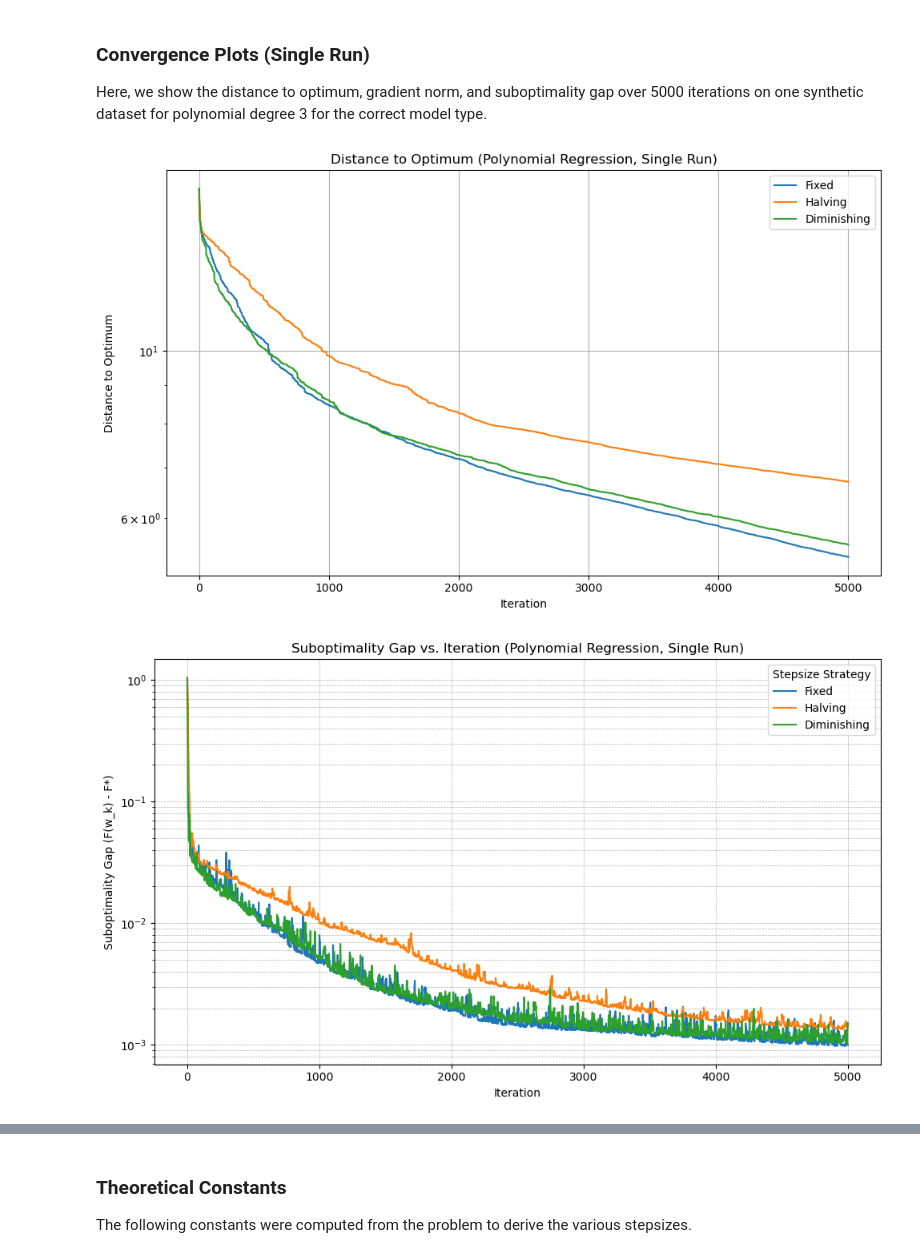
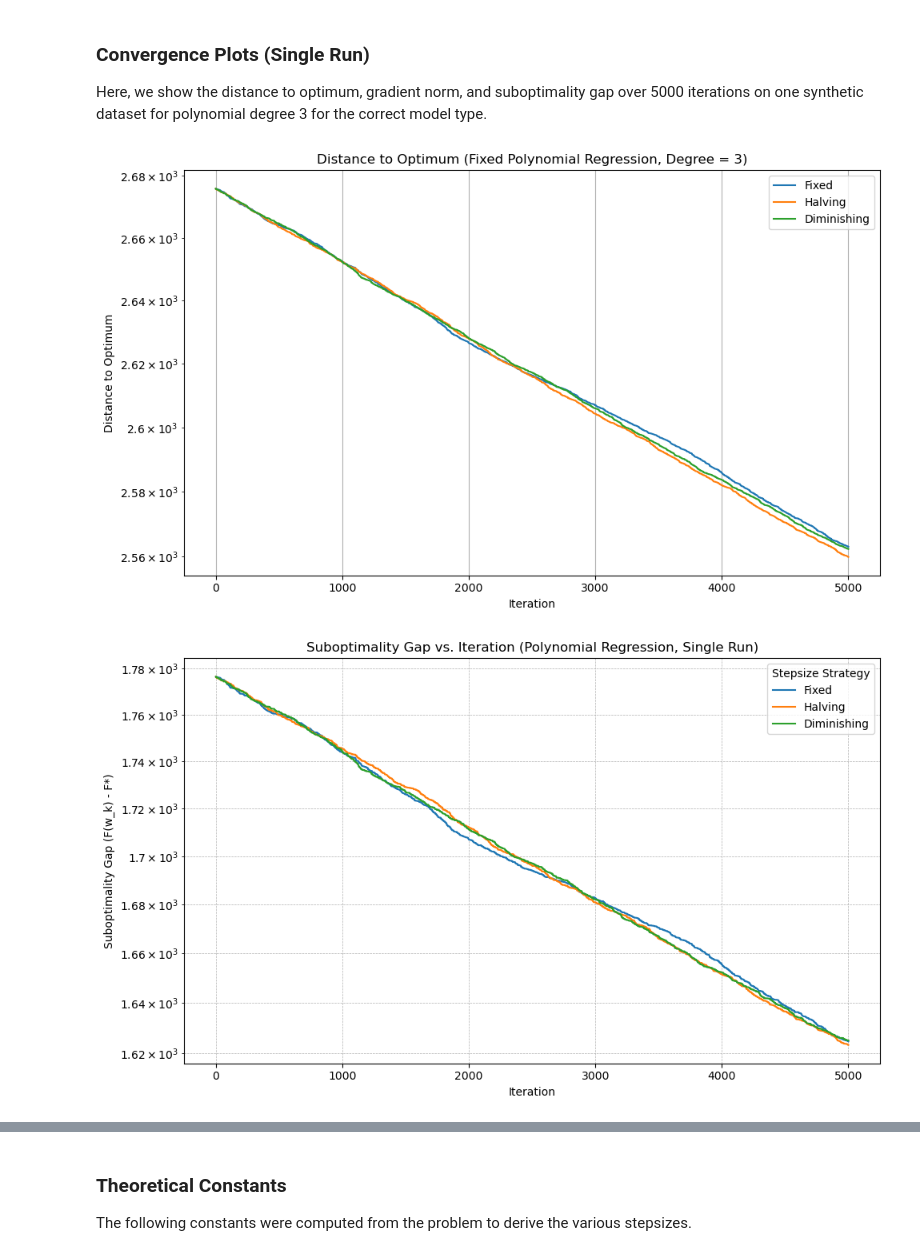
Before and after one commit to ericab322/SGD-Regression, a Jupyter notebook: experiments/true_polynomial_regression.ipynb, the cells around one changed output, grey strips where cells are left out. Drawn from its saved outputs; the diff is of its cells as text; code cells hidden in the pictures.

```diff
--- a/experiments/true_polynomial_regression.ipynb
+++ b/experiments/true_polynomial_regression.ipynb
@@ -18,6 +18,7 @@ from sklearn.preprocessing import PolynomialFeatures
 We generate new synthetic data each time and report mean ± std of final losses.
 # %%
 degrees = [1, 2, 3, 4]
+true_degree = 3
 n_runs = 20
 noise = 0.01
 m, n = 100, 2
@@ -29,17 +30,23 @@ for degree in degrees:
     test_losses = {"fixed": [], "halving": [], "diminishing": []}
 
     for run in range(n_runs):
-        X_poly, y, _ = generate_training_data_unfixed(
-            m=m, n=n, noise=noise, model_type='polynomial', degree=3
+        X_raw, _, y, _ = generate_training_data_unfixed(
+            m=m, n=n, noise=noise, model_type='polynomial', degree=true_degree
         )
 
+        poly = PolynomialFeatures(degree=degree, include_bias=False)
+        X_poly = poly.fit_transform(X_raw)
+
+        scaler = StandardScaler()
+        X_poly = scaler.fit_transform(X_poly)
+
         X_train, X_test, y_train, y_test = train_test_split(X_poly, y, test_size=0.3)
-        sgd = SGD(X_train, y_train, num_iterations=5000)
 
         for method in ["fixed", "halving", "diminishing"]:
+            sgd = SGD(X_train, y_train, num_iterations=5000, noise=noise)
             w, obj, grad, dist = sgd.optimize(stepsize_type=method)
             train_losses[method].append(obj[-1])
-            test_pred = X_test @ w
+            test_pred = X_test @ w[1:] + w[0]
             test_loss = np.mean((test_pred - y_test) ** 2)
             test_losses[method].append(test_loss)
 
@@ -74,0 +82,11 @@ Diminishing Results:
+# %%
+for method in ["fixed", "halving", "diminishing"]:
+    test_means = [np.mean(results_summary[d]["test"][method]) for d in degrees]
+    plt.plot(degrees, test_means, label=method.capitalize())
+
+plt.xlabel("Fit Model Degree")
+plt.ylabel("Test MSE")
+plt.title(f"Test Error vs. (True Degree = {true_degree})")
+plt.legend()
+plt.grid(True)
+plt.show()
@@ -77,33 +97,41 @@ Diminishing Results:
 
 Here, we show the distance to optimum, gradient norm, and suboptimality gap over 5000 iterations on one synthetic dataset for polynomial degree 3 for the correct model type.
 # %%
-X, y, true_params = generate_training_data_unfixed(m=00, n=2, noise=0.01, model_type='polynomial', degree=3)
-sgd = SGD(X, y, num_iterations=5000, noise=0.01)
+X_raw, X_poly, y, true_params = generate_training_data_fixed(
+    m=100,
+    n=2,
+    noise=0.01,
+    degree=3,
+    model_type='polynomial'
+)
+scaler = StandardScaler()
+X_poly = scaler.fit_transform(X_poly)
 
 results = {}
 for method in ["fixed", "halving", "diminishing"]:
+    sgd = SGD(X_poly, y, num_iterations=5000, noise=0.01)
     w, obj, grad, dist = sgd.optimize(stepsize_type=method)
     results[method] = {
         "w": w,
         "obj": obj,
         "grad": grad,
         "dist": dist
     }
 
-# Plot: Distance to optimum vs. iteration
+# Plot distance to optimum
 plt.figure(figsize=(10, 6))
 for method in results:
     plt.plot(results[method]["dist"], label=method.capitalize())
 plt.xlabel("Iteration")
 plt.ylabel("Distance to Optimum")
 plt.yscale("log")
-plt.title("Distance to Optimum (Polynomial Regression, Single Run)")
+plt.title("Distance to Optimum (Fixed Polynomial Regression, Degree = 3)")
 plt.legend()
 plt.grid(True)
 plt.tight_layout()
 plt.show()
 # %% [output]
-[figure, old version]
+[figure, new version]
 # %%
 plt.figure(figsize=(10, 6))
 plt.yscale("log")
@@ -120,7 +148,7 @@ plt.legend(title="Stepsize Strategy")
 plt.tight_layout()
 plt.show()
 # %% [output]
-[figure, old version]
+[figure, new version]
 # %%
 plt.figure(figsize=(10, 6))
 for method in results:
```
Also changed, not shown: parts of 5 cells of this notebook, 3 other files.
